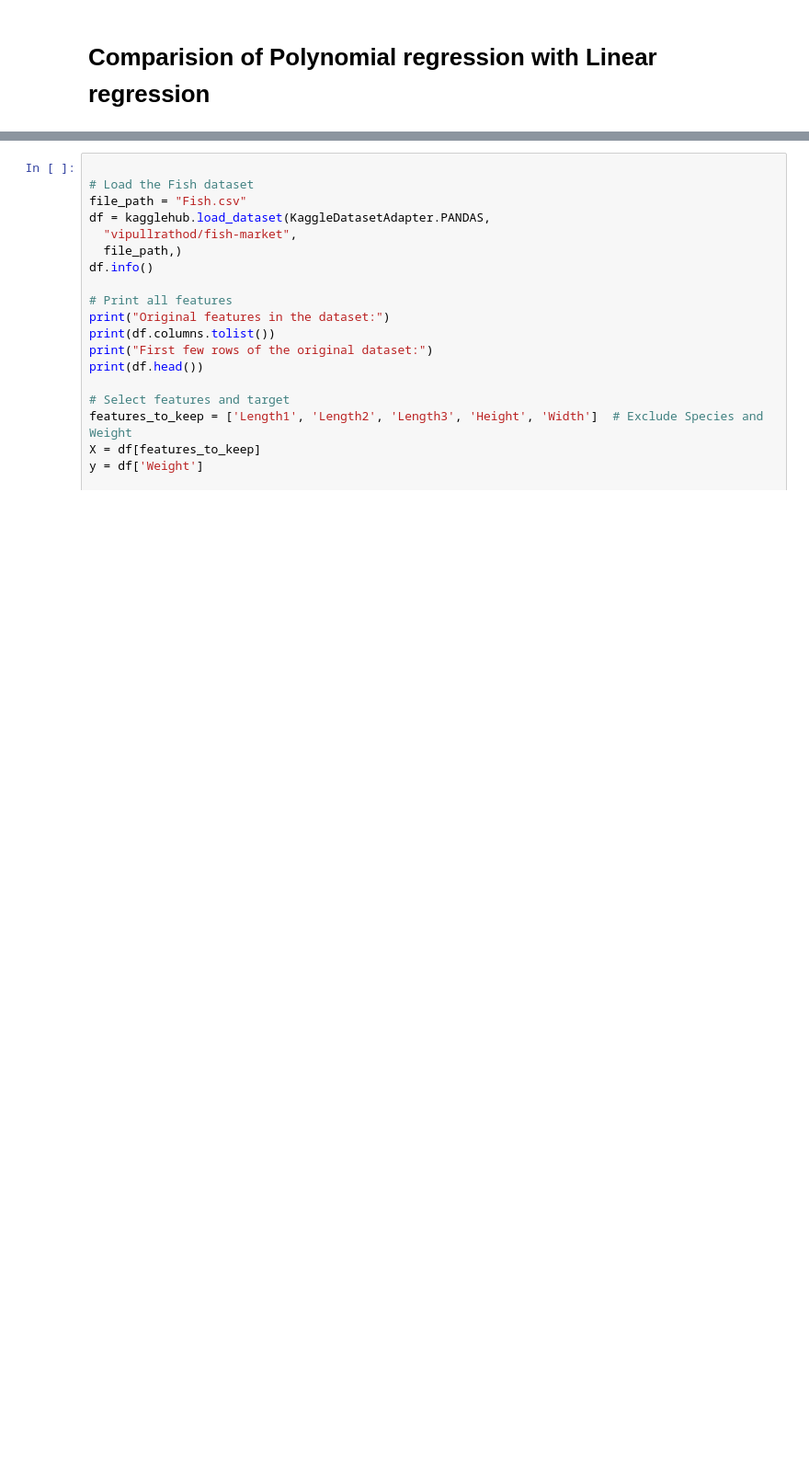
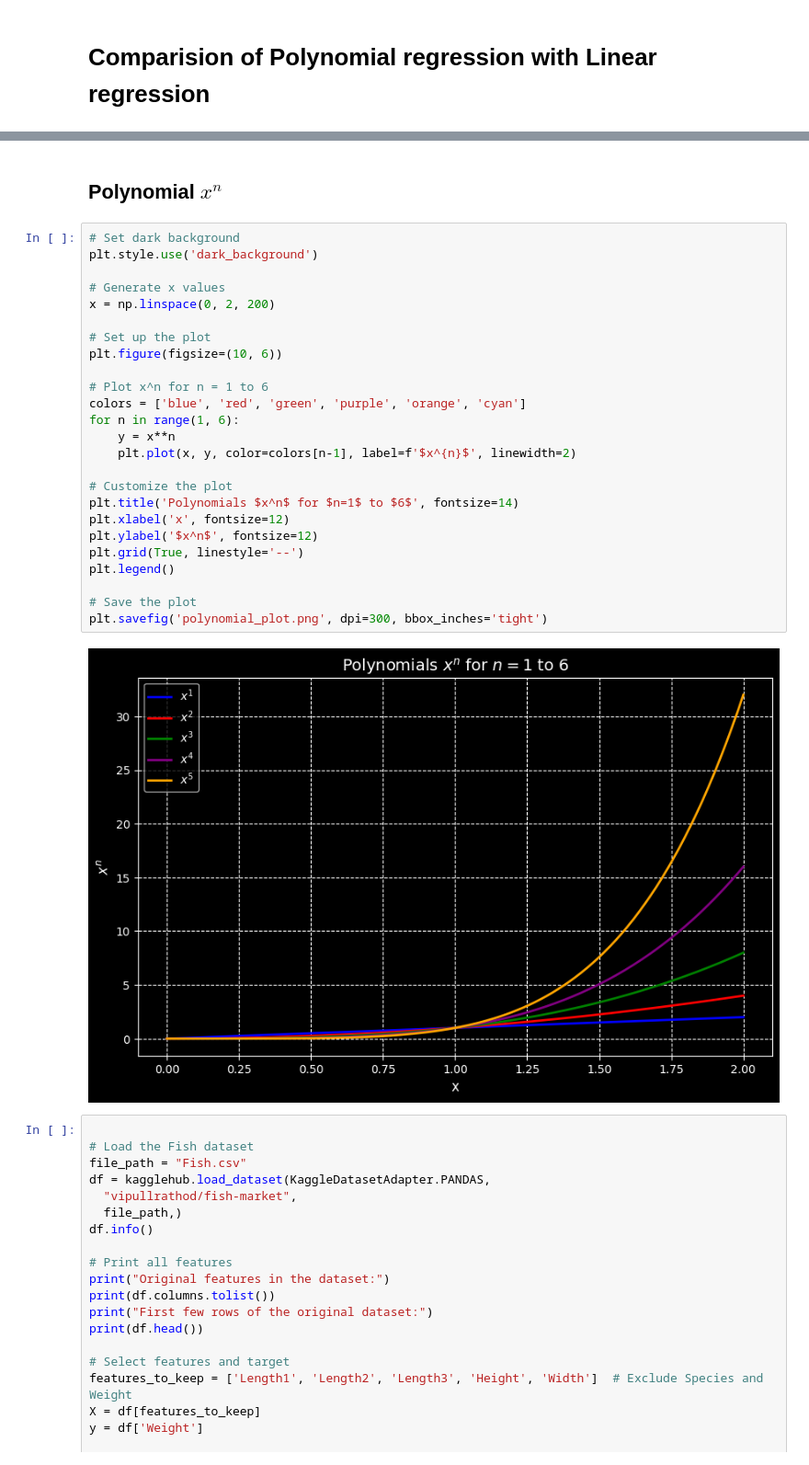
Before and after one commit to NareshModina/ML, a Jupyter notebook: basic/regression/lin_vs_poly_regression.ipynb, the cells around one changed output, grey strips where cells are left out. Shown: that part at 92% size. Drawn from its saved outputs; the diff is of its cells as text; blank space fills up the shorter version.

Commit message:
modifies the polynomial regression python notebook

```diff
--- a/basic/regression/lin_vs_poly_regression.ipynb
+++ b/basic/regression/lin_vs_poly_regression.ipynb
@@ -14,3 +15,32 @@ from kagglehub import KaggleDatasetAdapter
+# %% [markdown]
+## Polynomial $x^n$
+# %%
+# Set dark background
+plt.style.use('dark_background')
+
+# Generate x values
+x = np.linspace(0, 2, 200)
+
+# Set up the plot
+plt.figure(figsize=(10, 6))
+
+# Plot x^n for n = 1 to 6
+colors = ['blue', 'red', 'green', 'purple', 'orange', 'cyan']
+for n in range(1, 6):
+    y = x**n
+    plt.plot(x, y, color=colors[n-1], label=f'$x^{n}$', linewidth=2)
+
+# Customize the plot
+plt.title('Polynomials $x^n$ for $n=1$ to $6$', fontsize=14)
+plt.xlabel('x', fontsize=12)
+plt.ylabel('$x^n$', fontsize=12)
+plt.grid(True, linestyle='--')
+plt.legend()
+
+# Save the plot
+plt.savefig('polynomial_plot.png', dpi=300, bbox_inches='tight')
+# %% [output]
+[figure, added]
 # %%
 
 # Load the Fish dataset
```
Also changed, not shown: parts of 1 cell of this notebook, 2 other files.
